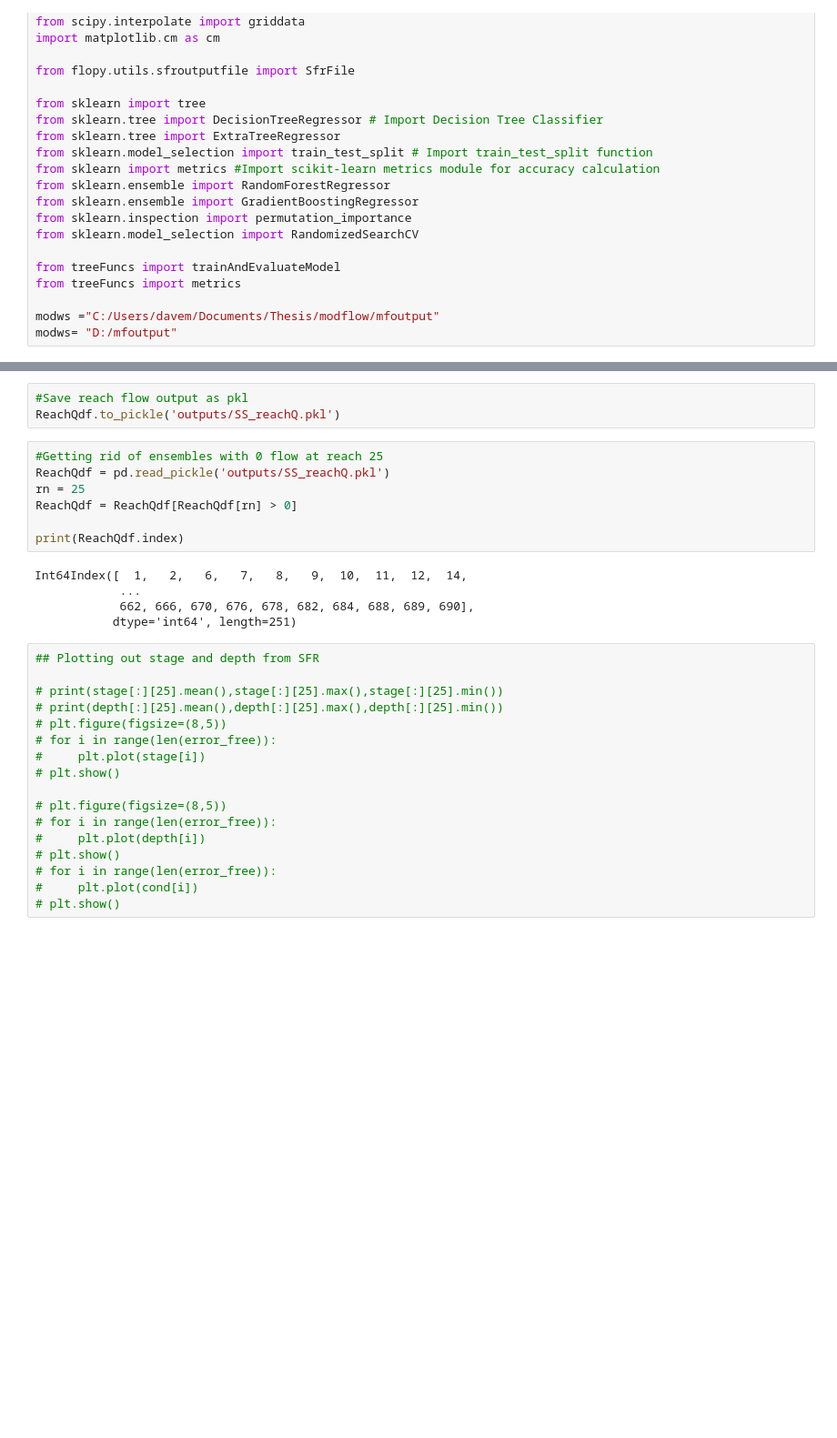
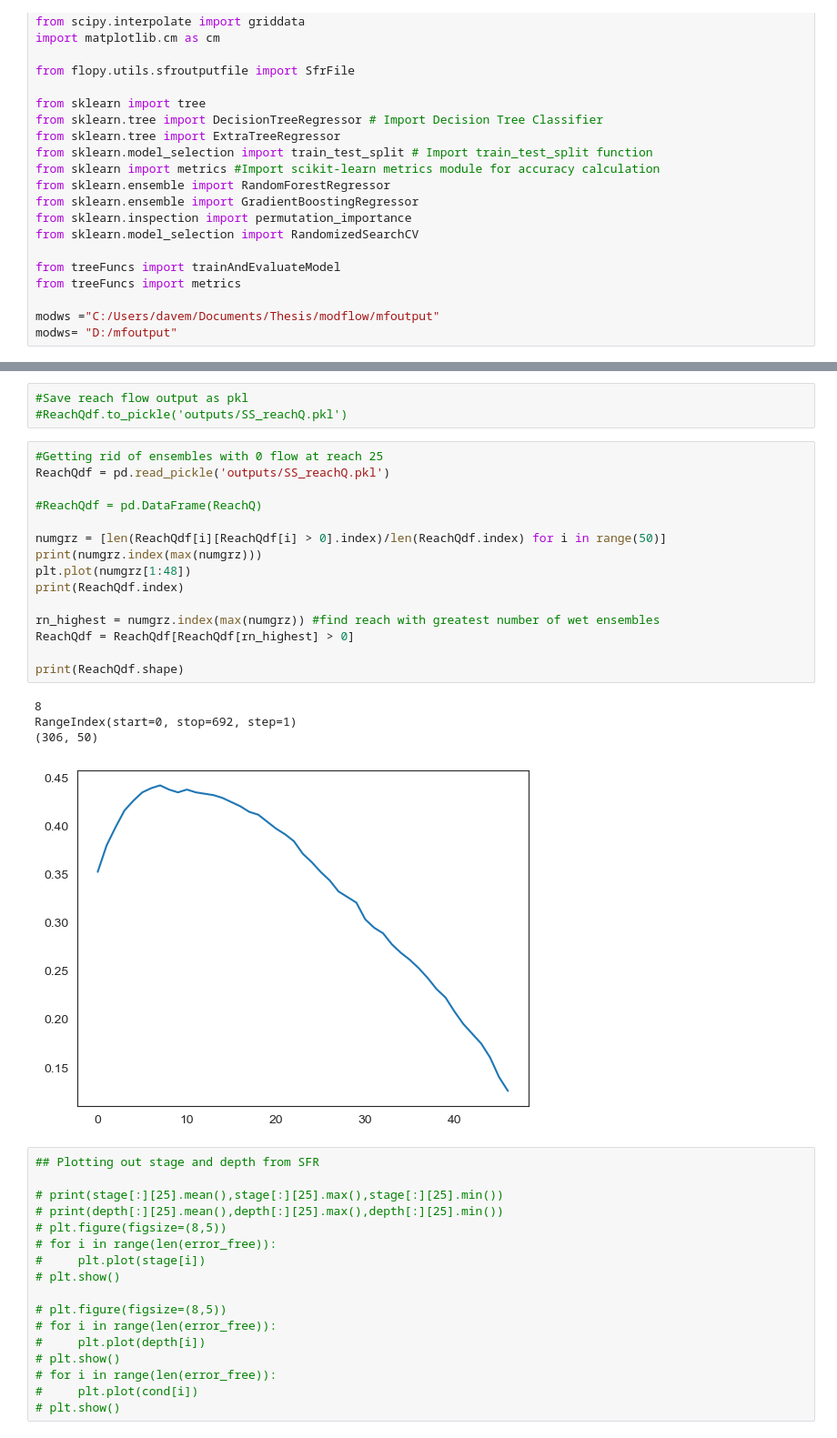
Before and after one commit to davermurray/mf-trees, a Jupyter notebook: ModflowSfrTree_JustWellTrees.ipynb, the cells around one changed output, grey strips where cells are left out. Shown at 91% size. Saved outputs shown, nothing was run; the diff lists cells and outputs as text; blank space fills up the shorter version.

```diff
--- a/ModflowSfrTree_JustWellTrees.ipynb
+++ b/ModflowSfrTree_JustWellTrees.ipynb
@@ -85,18 +52,26 @@ Index(['layer', 'row', 'column', 'segment', 'reach', 'Qin', 'Qaquifer', 'Qout',
 # %%
 #Save reach flow output as pkl
-ReachQdf.to_pickle('outputs/SS_reachQ.pkl')
+#ReachQdf.to_pickle('outputs/SS_reachQ.pkl')
 # %%
 #Getting rid of ensembles with 0 flow at reach 25
 ReachQdf = pd.read_pickle('outputs/SS_reachQ.pkl')
-rn = 25
-ReachQdf = ReachQdf[ReachQdf[rn] > 0]
 
+#ReachQdf = pd.DataFrame(ReachQ)
+
+numgrz = [len(ReachQdf[i][ReachQdf[i] > 0].index)/len(ReachQdf.index) for i in range(50)]
+print(numgrz.index(max(numgrz)))
+plt.plot(numgrz[1:48])
 print(ReachQdf.index)
+
+rn_highest = numgrz.index(max(numgrz)) #find reach with greatest number of wet ensembles
+ReachQdf = ReachQdf[ReachQdf[rn_highest] > 0]
+
+print(ReachQdf.shape)
 # %% [output]
-Int64Index([  1,   2,   6,   7,   8,   9,  10,  11,  12,  14,
-            ...
-            662, 666, 670, 676, 678, 682, 684, 688, 689, 690],
-           dtype='int64', length=251)
+8
+RangeIndex(start=0, stop=692, step=1)
+(306, 50)
+[figure, added]
 # %%
 ## Plotting out stage and depth from SFR
 
```
Also changed, not shown: parts of 14 cells of this notebook, 1 other file.
